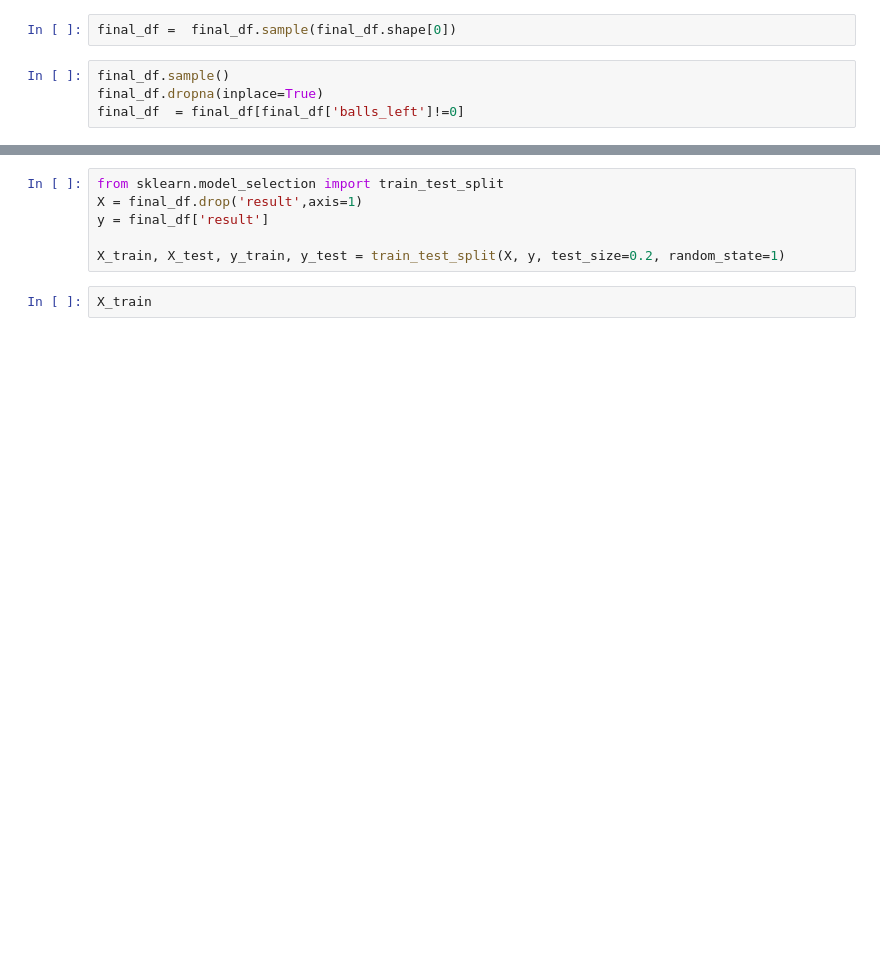
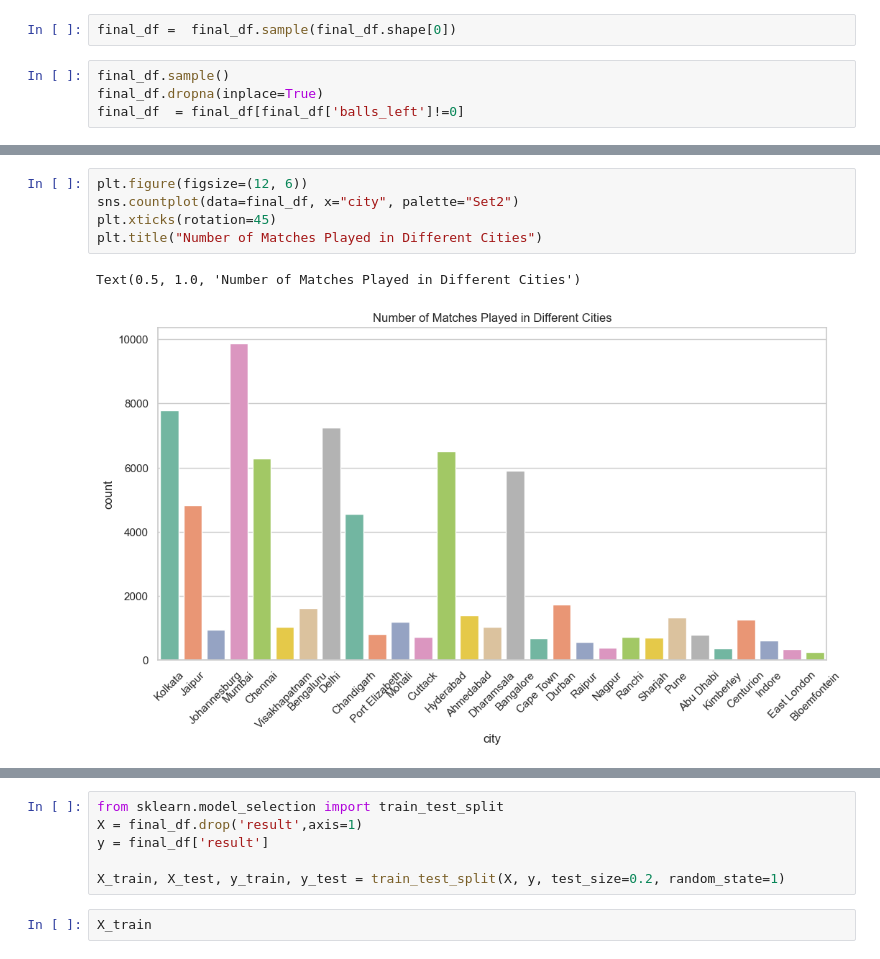
Before and after one commit to harshkedia17/IPL-WININNING-PREDICTION, a Jupyter notebook: prediction.ipynb, the cells around one changed output, grey strips where cells are left out. Cells and saved outputs as stored; diff of their text form; blank space fills up the shorter version.

```diff
--- a/prediction.ipynb
+++ b/prediction.ipynb
@@ -250,0 +308,8 @@ final_df  = final_df[final_df['balls_left']!=0]
+# %%
+plt.figure(figsize=(12, 6))
+sns.countplot(data=final_df, x="city", palette="Set2")
+plt.xticks(rotation=45)
+plt.title("Number of Matches Played in Different Cities")
+# %% [output]
+Text(0.5, 1.0, 'Number of Matches Played in Different Cities')
+[figure, added]
```
Also changed, not shown: parts of 10 cells of this notebook, 2 other files.
